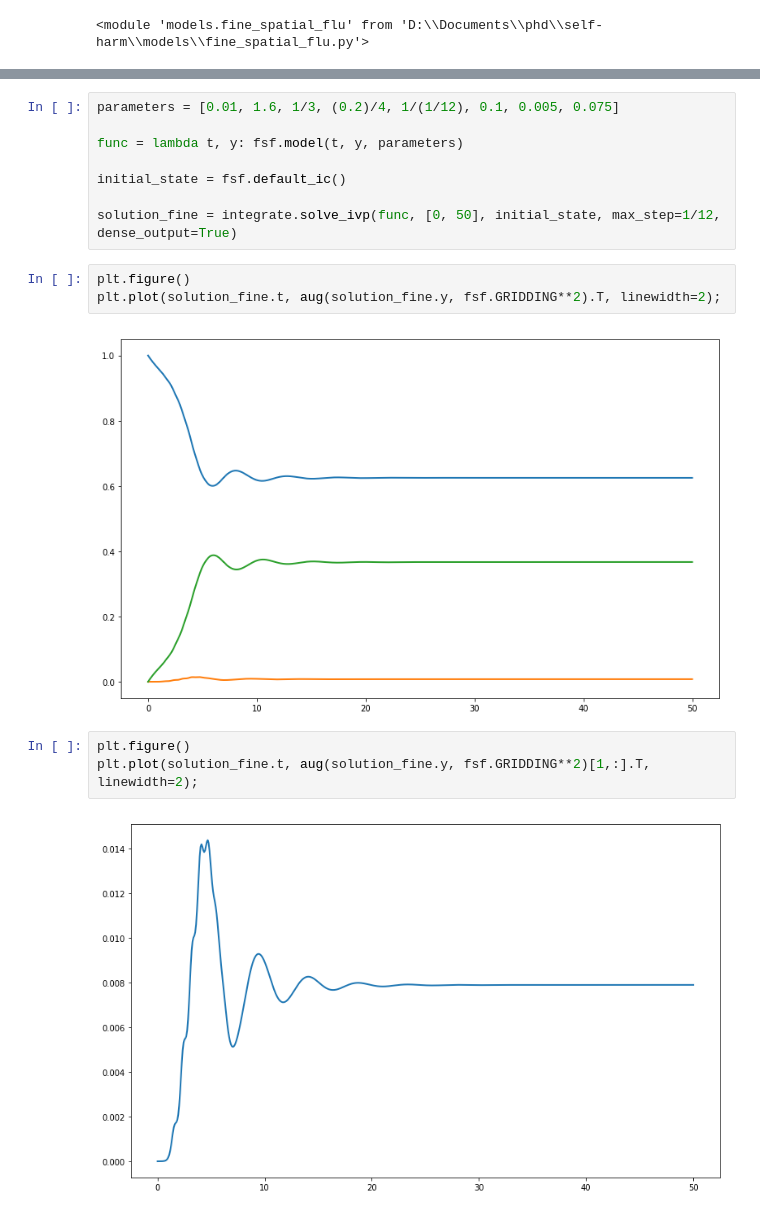
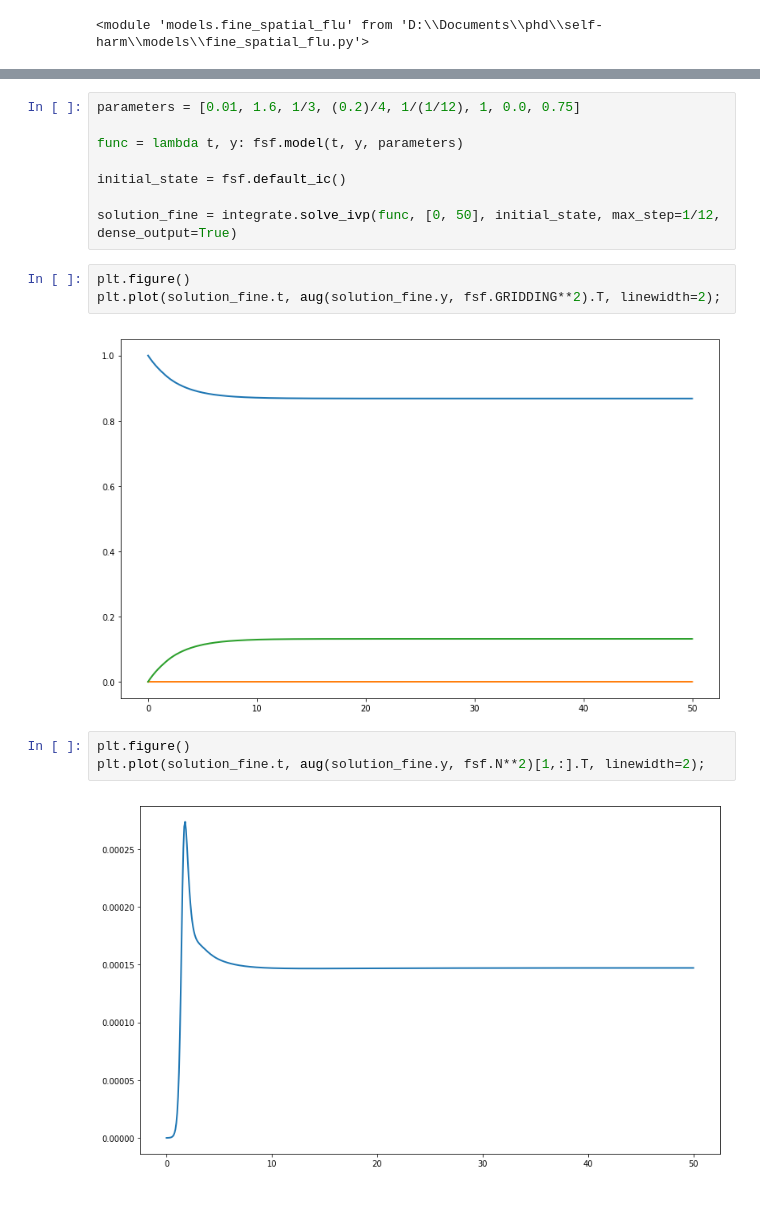
Before and after one commit to dwu402/self-harm, a Jupyter notebook: Spatial_Flu.ipynb, the cells around one changed output, grey strips where cells are left out. Drawn from its saved outputs; the diff is of its cells as text.

```diff
--- a/Spatial_Flu.ipynb
+++ b/Spatial_Flu.ipynb
@@ -110,5 +111,5 @@ array([0, 0, 0, 0, 0, 0, 0, 0, 0, 0, 0, 0, 0, 0, 0, 0, 0, 0, 0, 0, 0, 0,
 # %%
-parameters = [0.01, 1.6, 1/3, (0.2)/4, 1/(1/12), 0.1, 0.005, 0.075]
+parameters = [0.01, 1.6, 1/3, (0.2)/4, 1/(1/12), 1, 0.0, 0.75]
 
 func = lambda t, y: fsf.model(t, y, parameters)
 
@@ -119,12 +120,12 @@ solution_fine = integrate.solve_ivp(func, [0, 50], initial_state, max_step=1/12,
 plt.figure()
 plt.plot(solution_fine.t, aug(solution_fine.y, fsf.GRIDDING**2).T, linewidth=2);
 # %% [output]
-[figure, old version]
+[figure, new version]
 # %%
 plt.figure()
-plt.plot(solution_fine.t, aug(solution_fine.y, fsf.GRIDDING**2)[1,:].T, linewidth=2);
+plt.plot(solution_fine.t, aug(solution_fine.y, fsf.N**2)[1,:].T, linewidth=2);
 # %% [output]
-[figure, old version]
+[figure, new version]
 # %%
 plt.figure()
 plt.plot(solution_fine.t, solution_fine.y.T);
```
Also changed, not shown: parts of 3 cells of this notebook.
